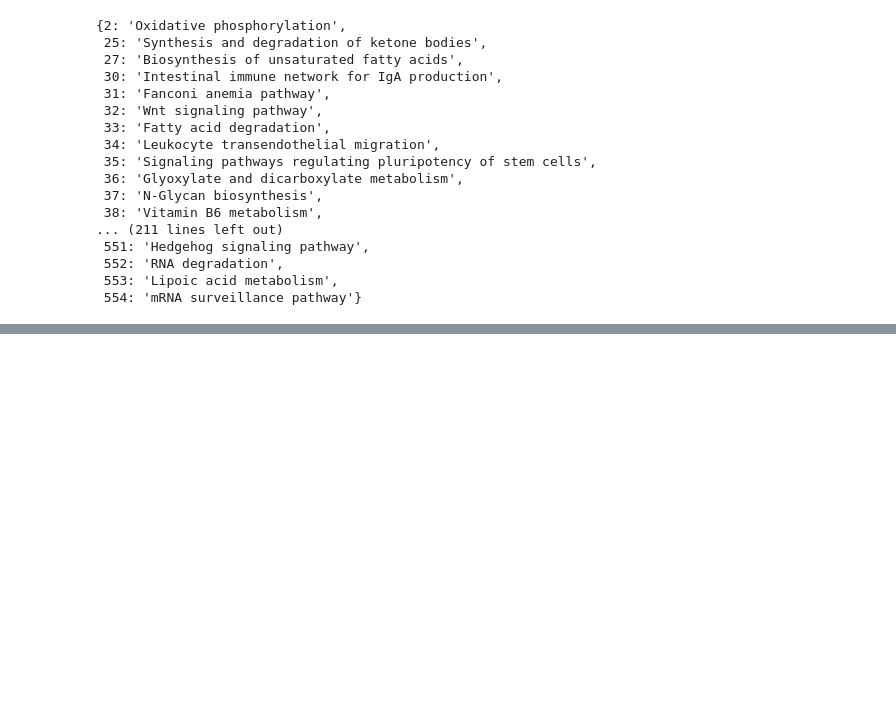
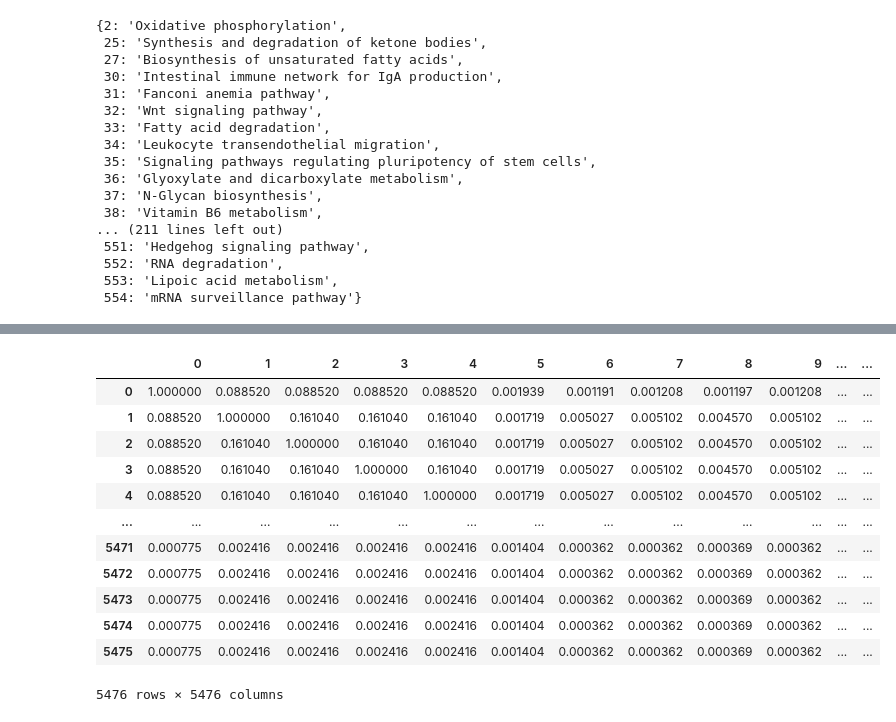
Before and after one commit to Gigi-G/simrank, a Jupyter notebook: pathwaysim.ipynb, the cells around one changed output, grey strips where cells are left out. Cells and saved outputs as stored; diff of their text form; code cells hidden in the pictures; blank space fills up the shorter version.

```diff
--- a/pathwaysim.ipynb
+++ b/pathwaysim.ipynb
@@ -299,0 +412,4 @@ True
+# %%
+with open("./data/map_graph.tsv", "w") as fg:
+    for u,v,d in g.edges(data=True):
+        fg.write(str(mapping_nodes[u]) + "\t" + str(mapping_nodes[v]) + "\t" + str(int(d["weight"])) + "\n")
@@ -299,0 +492,23 @@ True
+# %%
+from numpy import array
+sim = nx.simrank_similarity(g, importance_factor=0.6, max_iterations=5, tolerance=0.0001)
+r = [[sim[u][v] for v in sorted(sim[u])] for u in sorted(sim)]
+sim_array = array(r)
+# %%
+df = pd.DataFrame(sim_array, columns=range(len(g.nodes)))
+# %%
+df
+# %% [output]
+|  | 0 | 1 | 2 | 3 | 4 | 5 | 6 | 7 | 8 | 9 | ... | ... |
+| 0 | 1.000000 | 0.088520 | 0.088520 | 0.088520 | 0.088520 | 0.001939 | 0.001191 | 0.001208 | 0.001197 | 0.001208 | ... | ... |
+| 1 | 0.088520 | 1.000000 | 0.161040 | 0.161040 | 0.161040 | 0.001719 | 0.005027 | 0.005102 | 0.004570 | 0.005102 | ... | ... |
+| 2 | 0.088520 | 0.161040 | 1.000000 | 0.161040 | 0.161040 | 0.001719 | 0.005027 | 0.005102 | 0.004570 | 0.005102 | ... | ... |
+| 3 | 0.088520 | 0.161040 | 0.161040 | 1.000000 | 0.161040 | 0.001719 | 0.005027 | 0.005102 | 0.004570 | 0.005102 | ... | ... |
+| 4 | 0.088520 | 0.161040 | 0.161040 | 0.161040 | 1.000000 | 0.001719 | 0.005027 | 0.005102 | 0.004570 | 0.005102 | ... | ... |
+| ... | ... | ... | ... | ... | ... | ... | ... | ... | ... | ... | ... | ... |
+| 5471 | 0.000775 | 0.002416 | 0.002416 | 0.002416 | 0.002416 | 0.001404 | 0.000362 | 0.000362 | 0.000369 | 0.000362 | ... | ... |
+| 5472 | 0.000775 | 0.002416 | 0.002416 | 0.002416 | 0.002416 | 0.001404 | 0.000362 | 0.000362 | 0.000369 | 0.000362 | ... | ... |
+| 5473 | 0.000775 | 0.002416 | 0.002416 | 0.002416 | 0.002416 | 0.001404 | 0.000362 | 0.000362 | 0.000369 | 0.000362 | ... | ... |
+| 5474 | 0.000775 | 0.002416 | 0.002416 | 0.002416 | 0.002416 | 0.001404 | 0.000362 | 0.000362 | 0.000369 | 0.000362 | ... | ... |
+| 5475 | 0.000775 | 0.002416 | 0.002416 | 0.002416 | 0.002416 | 0.001404 | 0.000362 | 0.000362 | 0.000369 | 0.000362 | ... | ... |
+5476 rows × 5476 columns
```
Also changed, not shown: parts of 62 cells of this notebook.
